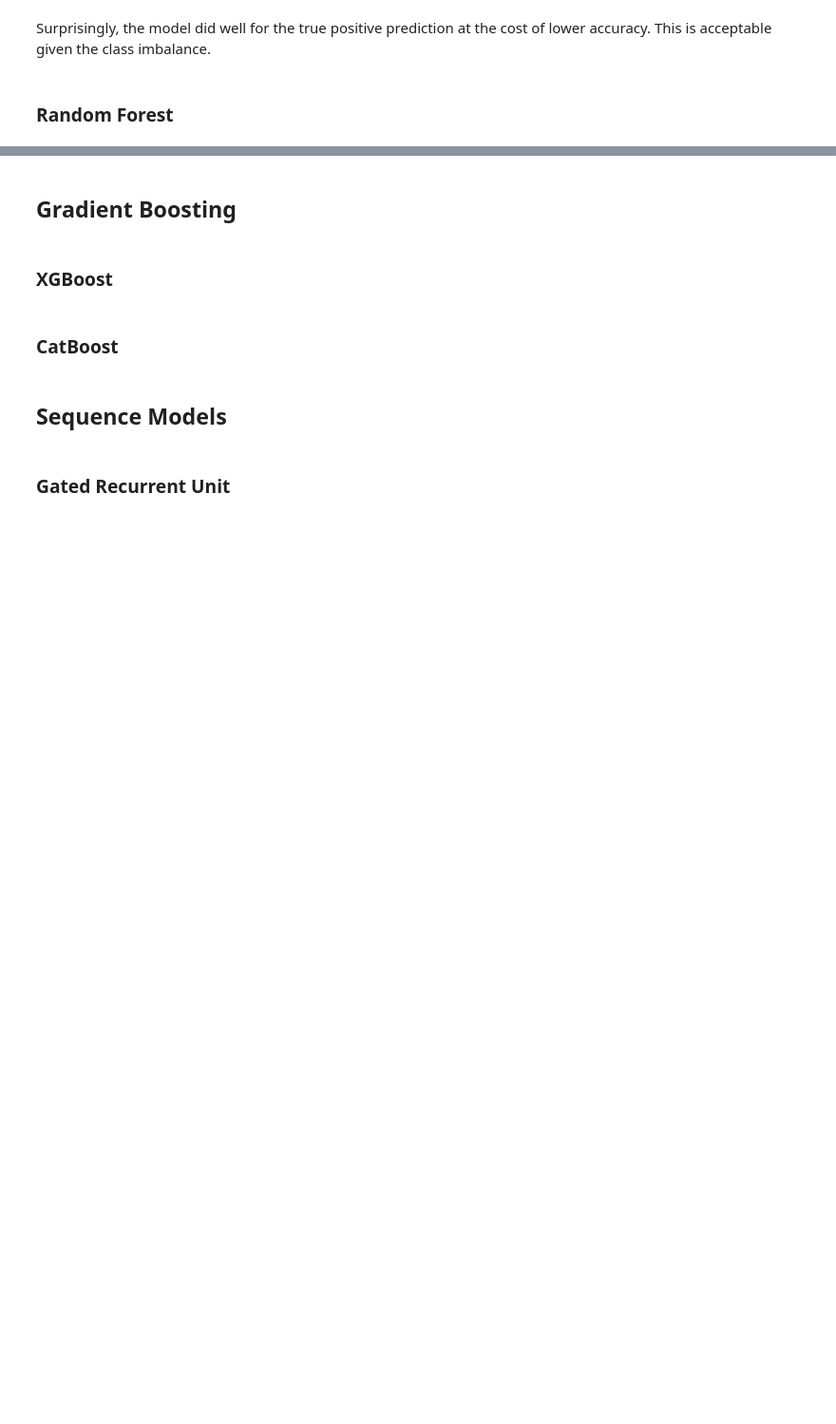
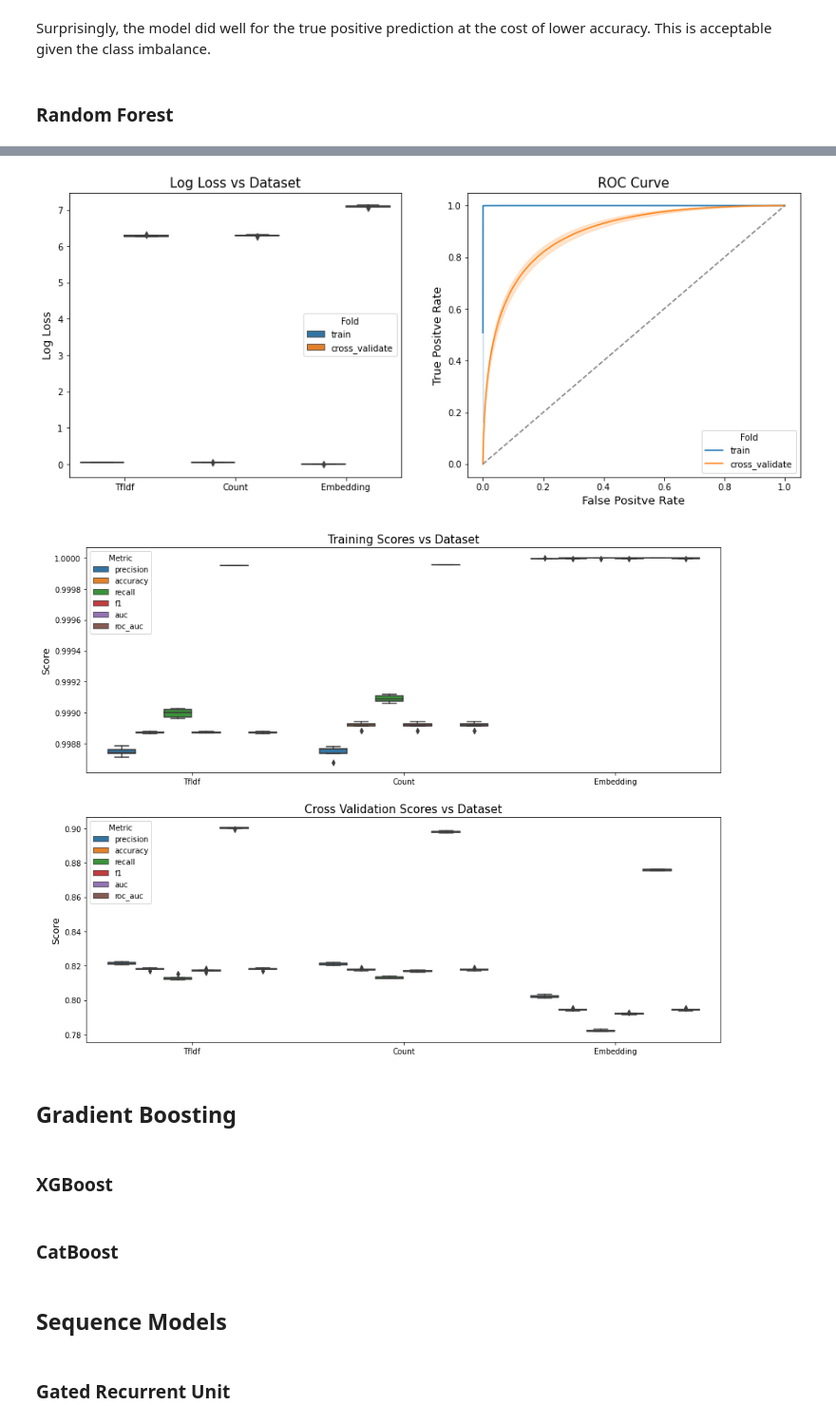
Before and after one commit to afanta-fi/Amazon_Review_Sentiment_Analysis, a Jupyter notebook: index.ipynb, the cells around one changed output, grey strips where cells are left out. Shown at 95% size. Saved outputs shown, nothing was run; the diff lists cells and outputs as text; code cells hidden in the pictures; blank space fills up the shorter version.

Commit message:
Random forest

```diff
--- a/index.ipynb
+++ b/index.ipynb
@@ -1089,3 +1101,28 @@ plot_confusion_matrix(best_logreg_model, X_test_scaled, y_test, normalize='true'
 Surprisingly, the model did well for the true positive prediction at the cost of lower accuracy. This is acceptable given the class imbalance.
 # %% [markdown]
 ### Random Forest
+# %%
+# Check if the variable exists
+if 'model_cv' not in globals():
+
+    # Define n_estimators range
+    n_estimators = np.arange(10, 100, 2)
+
+    # Define max_depth range
+    max_depth = np.arange(1, 202, 5)
+
+    # Define min_sample_split range
+    min_samples_split = np.linspace(0.1, 1, 2, endpoint=True)
+
+    # Define parameters ranges
+    params = {'max_depth':['None']+[str(s) for s in np.arange(1, 51, 10)],
+              'min_samples_split':['2']+[str(s) for s in min_samples_split],
+              'n_estimators':[str(n) for n in n_estimators],
+              'n_jobs':['n_cpu'],
+              'random_state':['SEED']}
+
+    # Create a Custom_GridSearchCV instance
+    rf_gs = Custom_GridSearchCV('RandomForestClassifier', param_grid=params)
+else:
+    # Replace rf_gs by model_cv[4]
+    rf_gs = model_cv[4]
@@ -1091,0 +1164,6 @@ Surprisingly, the model did well for the true positive prediction at the cost of
+# %%
+# Plot the metrics for training and validation datasets
+plot_metrics(rf_gs)
+# %% [output]
+[figure, added]
+[figure, added]
```
Also changed, not shown: parts of 14 cells of this notebook.
